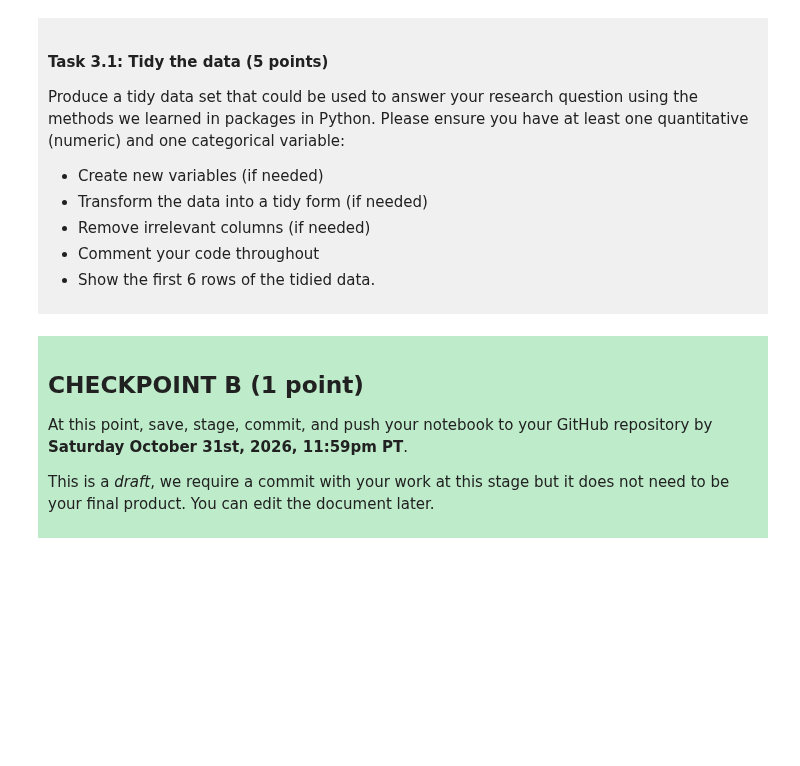
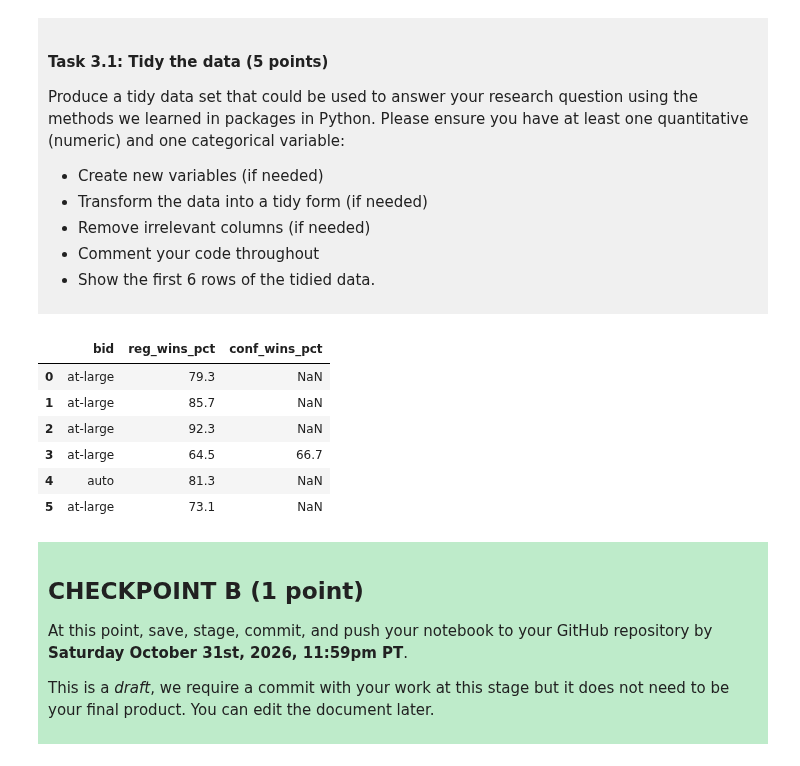
Before and after one commit to magamike/dsci-100-project-ryan-liu, a Jupyter notebook: dsci-100-project-notebook.ipynb, the cells around one changed output. Saved outputs shown, nothing was run; the diff lists cells and outputs as text; code cells hidden in the pictures; blank space fills up the shorter version.

```diff
--- a/dsci-100-project-notebook.ipynb
+++ b/dsci-100-project-notebook.ipynb
@@ -187,7 +204,16 @@ Produce a tidy data set that could be used to answer your research question usin
 
 </div>
 # %%
-### EDIT THIS CODE CELL ###
+women_basketball_drop = women_basketball[["bid","reg_wins_pct","conf_wins_pct"]]
+women_basketball_drop.head(6)
+# %% [output]
+|  | bid | reg_wins_pct | conf_wins_pct |
+| 0 | at-large | 79.3 | NaN |
+| 1 | at-large | 85.7 | NaN |
+| 2 | at-large | 92.3 | NaN |
+| 3 | at-large | 64.5 | 66.7 |
+| 4 | auto | 81.3 | NaN |
+| 5 | at-large | 73.1 | NaN |
 # %% [markdown]
 <div style="background-color: #beebca; padding: 10px;">
 
```
Also changed, not shown: parts of 3 cells of this notebook.
